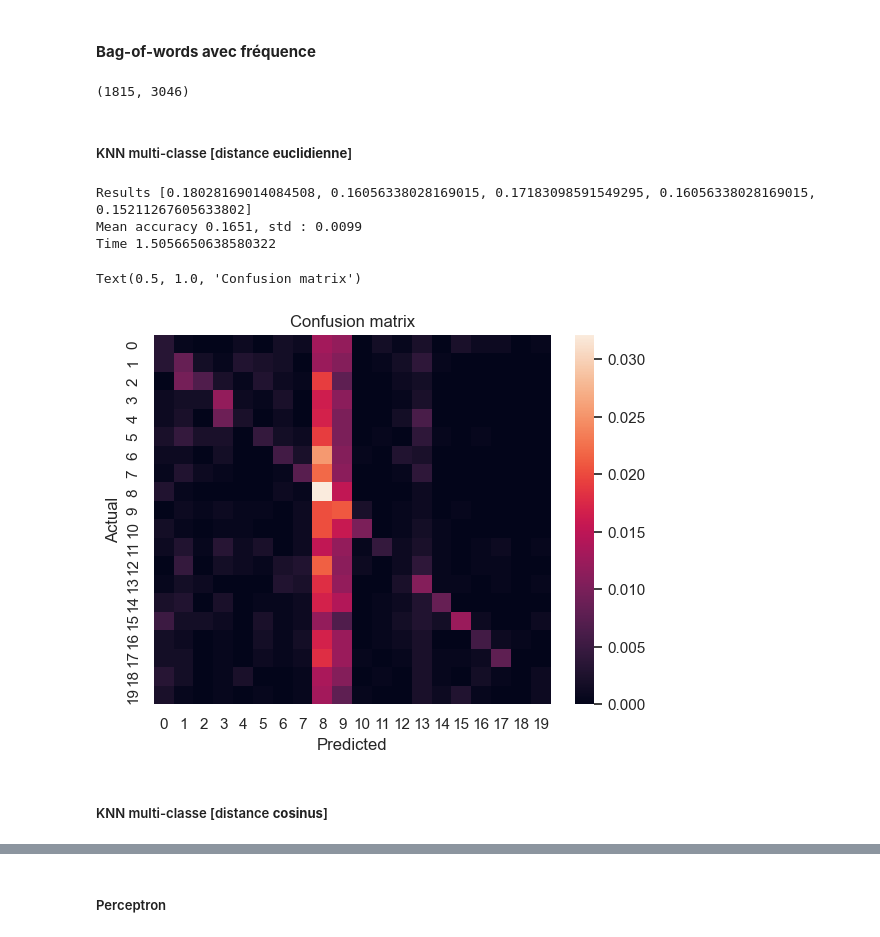
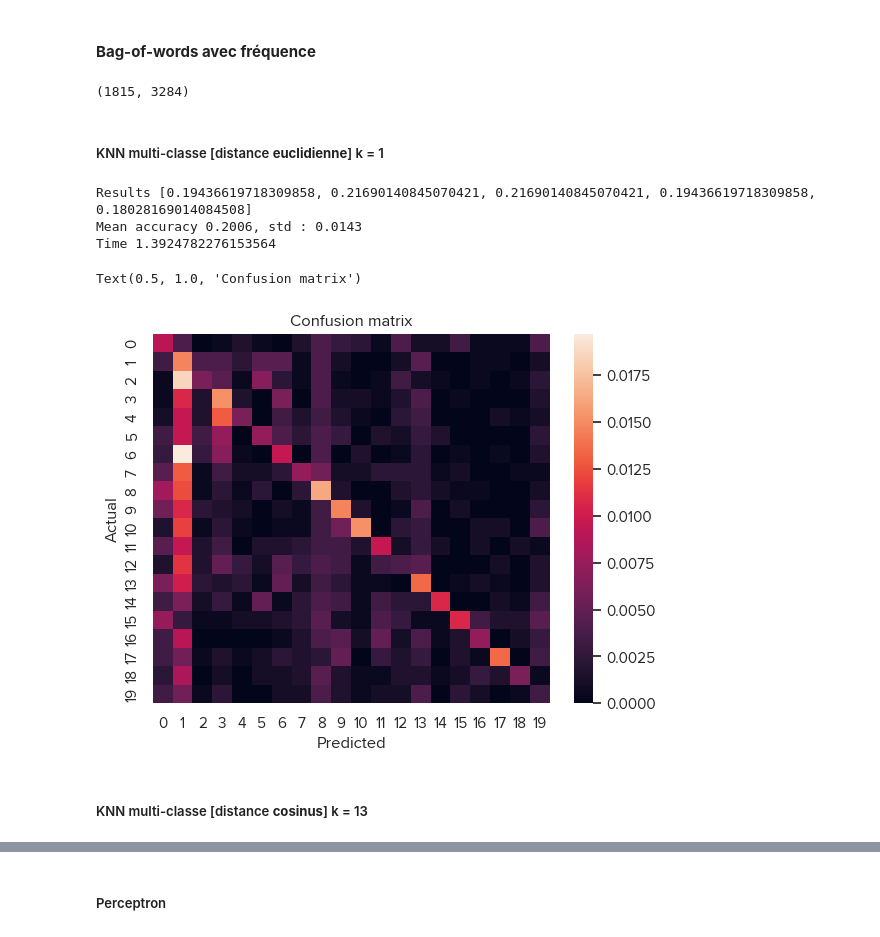
Before and after one commit to BshKatrin/SDD-miniprojet, a Jupyter notebook: miniprojet/supervised_no_sw.ipynb, the cells around one changed output, grey strips where cells are left out. Drawn from its saved outputs; the diff is of its cells as text; code cells hidden in the pictures.

```diff
--- a/miniprojet/supervised_no_sw.ipynb
+++ b/miniprojet/supervised_no_sw.ipynb
@@ -80,5 +5,4 @@ Dans le notebook que vous rendrez, le chargement des fichiers de données doit c
 # %%
-# Importation de librairies standards:
 import numpy as np
 import pandas as pd
 import matplotlib.pyplot as plt
@@ -87,35 +11,16 @@ from string import punctuation
 from unidecode import unidecode
 %matplotlib inline
 
-# un nouvel import utile pour la 3D:
-from matplotlib import cm
+from matplotlib import cm # 3D
 
-# Les instructions suivantes sont TRES utiles pour recharger automatiquement
-# le code modifié dans les librairies externes
-%load_ext autoreload
-%autoreload 2
-
-# Pour mesurer le temps
 import time
 
-# Importation de votre librairie iads:
-# La ligne suivante permet de préciser le chemin d'accès à la librairie iads
 import sys
-sys.path.append('../')   # iads doit être dans le répertoire père du répertoire courant !
+sys.path.append('../')
 
-# Importation de la librairie iads
-import iads as iads
-
-# importation de Classifiers
 from iads import Classifiers as classif
-
-# importation de utils
 from iads import utils as ut
-
-# importation de evaluation
 from iads import evaluation as ev
-
-# importation de Clustering
 from iads import Clustering as clust
 
 # Vectorisation des docs avec BoW (binaire ou non), TfIdf
@@ -124,9 +29,11 @@ from iads.vectorization import get_bow_vect, get_tfidf_vect
 # Prétraitement du text
 from iads.preprocessing import get_corpus, clean_news, lemmatize_filter
 
+
+
 sns.set_theme()
+plt.rcParams['font.family'] = 'Proxima Nova'
 
-# commande TRES utile pour recharger automatiquement le code que vous modifiez dans les modules
 %load_ext autoreload
 %autoreload 2
 # %% [output]
@@ -140,6 +42,11 @@ Ces données sont des dépêches issues de 20 groupes de discussions.
 # %% [markdown]
 ### Chargement des données
 # %%
-newsgroups_df = pd.read_csv("data/20newsgroups.csv")
+newsgroups_df = pd.read_csv("data/sample.csv")
 stop_words_df = pd.read_csv("data/stopwords.csv")
 stopwords = stop_words_df["stopword"].values.tolist()
+
+news_no_stopwords = clean_news(newsgroups_df, stopwords, True, True)
+news_no_stopwords = lemmatize_filter(news_no_stopwords, 3, 10)
+corpus = get_corpus(news_no_stopwords)
+news_no_stopwords
@@ -184,5 +67,0 @@ Dans un premier temps, vous devez appliquer les étapes de prétraitements vues
-# %%
-newsgroups_df = clean_news(newsgroups_df, stopwords, True, True)
-newsgroups_df = lemmatize_filter(newsgroups_df, 3, 10)
-corpus = get_corpus(newsgroups_df)
-newsgroups_df
@@ -361,33 +295,33 @@ Text(0.5, 1.0, 'Confusion matrix')
 news_labels = news_no_stopwords["target"].values
 n_classes = news_no_stopwords["target"].nunique()
 
-# BoW binaire
+# BoW non binaire
 news_desc = get_bow_vect(news_no_stopwords, corpus, binary=False)
 news_desc.shape
 # %% [output]
-(1815, 3046)
+(1815, 3284)
 # %% [markdown]
-##### KNN multi-classe [distance **euclidienne**]
+##### KNN multi-classe [distance **euclidienne**] k = 1
 # %%
 np.random.seed(1)
-classifier_knn = classif.ClassifierKNN_MC(news_desc.shape[1], k=10, C=n_classes, dist_type="euclidean")
+classifier_knn = classif.ClassifierKNN_MC(news_desc.shape[1], k=1, C=n_classes, dist_type="euclidean")
 
 start = time.time()
 (res_all, res_mean, res_std, conf_matrix_mean) = ev.validation_croisee(classifier_knn, (news_desc, news_labels), 5, False, True)
 end = time.time()
 
 print("Results", res_all)
 print(f"Mean accuracy {res_mean:.4f}, std : {res_std:.4f}")
 print("Time", end - start)
 ax = sns.heatmap(conf_matrix_mean)
 ax.set_title("Confusion matrix")
 # %% [output]
-Results [0.18028169014084508, 0.16056338028169015, 0.17183098591549295, 0.16056338028169015, 0.15211267605633802]
-Mean accuracy 0.1651, std : 0.0099
-Time 1.5056650638580322
+Results [0.19436619718309858, 0.21690140845070421, 0.21690140845070421, 0.19436619718309858, 0.18028169014084508]
+Mean accuracy 0.2006, std : 0.0143
+Time 1.3924782276153564
 Text(0.5, 1.0, 'Confusion matrix')
-[figure, old version]
+[figure, new version]
 # %% [markdown]
-##### KNN multi-classe [distance **cosinus**]
+##### KNN multi-classe [distance **cosinus**] k = 13
 # %%
 np.random.seed(1)
```
Also changed, not shown: parts of 37 cells of this notebook, 10 other files.
